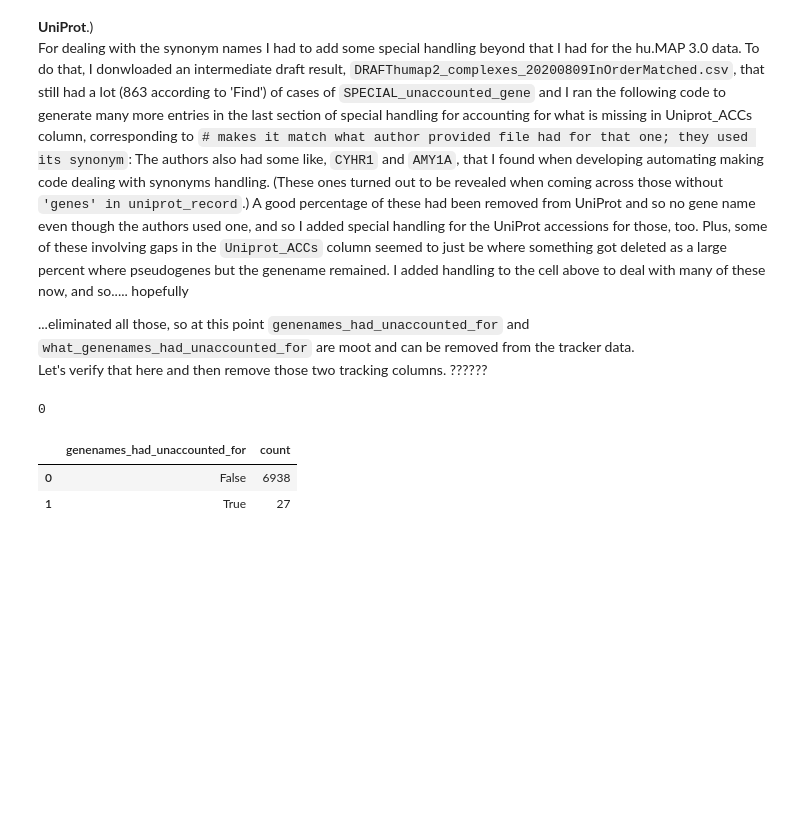
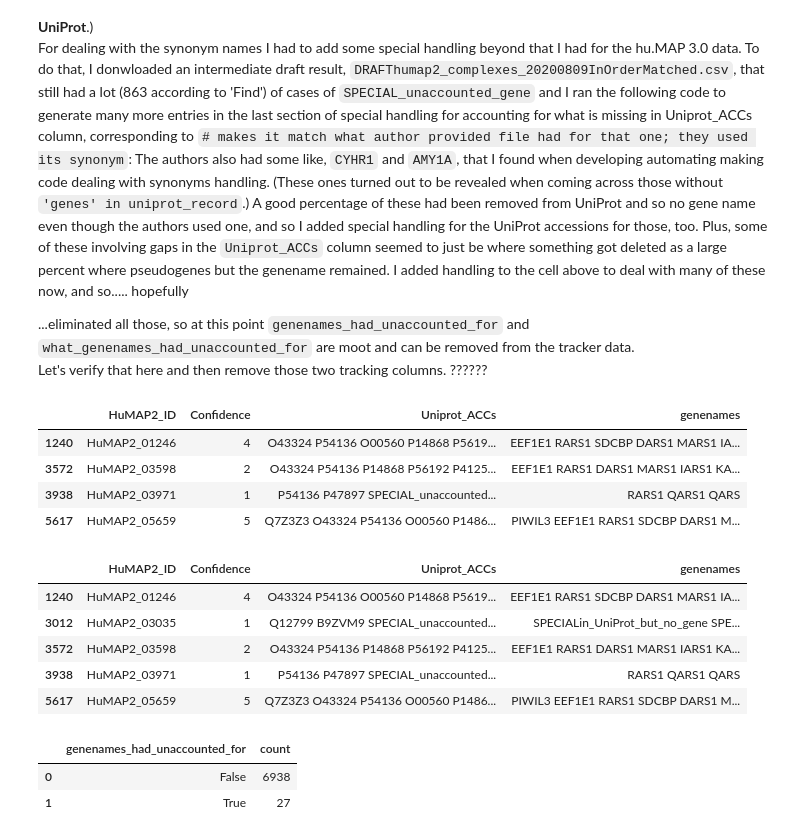
Before and after one commit to fomightez/humap2-binder, a Jupyter notebook: additional_nbs/standardizing_initial_data/Standardizing_identifier_order_in_humap2-provided_csv.ipynb, the cells around one changed output. Cells and saved outputs as stored; diff of their text form; code cells hidden in the pictures; blank space fills up the shorter version.

```diff
--- a/additional_nbs/standardizing_initial_data/Standardizing_identifier_order_in_humap2-provided_csv.ipynb
+++ b/additional_nbs/standardizing_initial_data/Standardizing_identifier_order_in_humap2-provided_csv.ipynb
@@ -835,7 +835,14 @@ def make_ordered_fix_and_collect_info_about_balance(row, tracker):
             if original_ACC == 'P0DN79':
                 matched_genename = 'CBSL' # They use 'CBSL' which doesn't exist in UniProt now; like case for `CYHR1` and `AMY1A` above
             # END SET UP FOR SEVERAL SPECIAL CASES WITH MANY SEMI-COLONS + other special cases where ACC is distinct
-            what_remains = what_remains.replace(matched_genename,'')
+            #what_remains = what_remains.replace(matched_genename,'')#I was using this but found for example like 'TCP10' & 'TCP10L2' that
+            #occur in same row `TCP10` was getting encountered first and using the `.replace()` was removing all  'TCP10's and leaving `L2`
+            # which doesn't match anything and so shows up erroneously. Splitting on words first and then putting back together after
+            # remove will remove only the full match
+            parts = what_remains.split()
+            if matched_genename in parts:
+                parts = [x for x in parts if x != matched_genename] #insures it catches duplicates, too, see where first used in regards to `first_part_matched_genename` above
+            what_remains = ' '.join(parts)
         else:
             # Handle single genename case (when there is no semi-colon)
             parts = what_remains.split()
@@ -970,7 +977,7 @@ def make_ordered_fix_and_collect_info_about_balance(row, tracker):
                 matched_genename = 'LARS' # makes it match what author provided file had for that one; they used its synonym
             if matched_genename == 'EPRS1':
                 matched_genename = 'EPRS' # makes it match what author provided file had for that one; they used its synonym
-            if matched_genename == 'EPRS1':
+            if matched_genename == 'QARS1':
                 matched_genename = 'QARS' # makes it match what author provided file had for that one; they used its synonym
             if matched_genename == 'MARS1':
                 matched_genename = 'MARS' # makes it match what author provided file had for that one; they used its synonym
@@ -1162,7 +1169,7 @@ def make_ordered_fix_and_collect_info_about_balance(row, tracker):
                 matched_genename = 'AKAP2' # makes it match what author provided file had for that one; they used an abbreviation of what UniProt has under 'Alternative names'
             # END SET UP FOR SEVERAL SPECIAL CASES
             if matched_genename in parts:
-                parts.remove(matched_genename)
+                parts = [x for x in parts if x != matched_genename] #insures it catches duplicates, too, see where first used in regards to `first_part_matched_genename` above
                 what_remains = ' '.join(parts)
 
     # now decide if anything extra has to be added to new_genenames_string by
@@ -1271,11 +1278,25 @@ I added handling to the cell above to deal with many of these now, and so..... h
 ...eliminated all those, so at this point `genenames_had_unaccounted_for` and	`what_genenames_had_unaccounted_for` are moot and can be removed from the tracker data.
 Let's verify that here and then remove those two tracking columns. ??????
 # %%
-unacc_df = tracker_results_df.copy()
+unacc_df = fixed_df.copy()
 unacc_df = unacc_df[unacc_df.Uniprot_ACCs.str.contains('SPECIAL_unaccounted_gene')]
-len(unacc_df)
+with pd.option_context('display.max_rows', None, 'display.max_columns', None, 'display.max_colwidth', None):
+    display(unacc_df)
 # %% [output]
-0
+|  | HuMAP2_ID | Confidence | Uniprot_ACCs | genenames |
+| 1240 | HuMAP2_01246 | 4 | O43324 P54136 O00560 P14868 P5619... | EEF1E1 RARS1 SDCBP DARS1 MARS1 IA... |
+| 3572 | HuMAP2_03598 | 2 | O43324 P54136 P14868 P56192 P4125... | EEF1E1 RARS1 DARS1 MARS1 IARS1 KA... |
+| 3938 | HuMAP2_03971 | 1 | P54136 P47897 SPECIAL_unaccounted... | RARS1 QARS1 QARS |
+| 5617 | HuMAP2_05659 | 5 | Q7Z3Z3 O43324 P54136 O00560 P1486... | PIWIL3 EEF1E1 RARS1 SDCBP DARS1 M... |
+# %%
+unacc_df
+# %% [output]
+|  | HuMAP2_ID | Confidence | Uniprot_ACCs | genenames |
+| 1240 | HuMAP2_01246 | 4 | O43324 P54136 O00560 P14868 P5619... | EEF1E1 RARS1 SDCBP DARS1 MARS1 IA... |
+| 3012 | HuMAP2_03035 | 1 | Q12799 B9ZVM9 SPECIAL_unaccounted... | SPECIALin_UniProt_but_no_gene SPE... |
+| 3572 | HuMAP2_03598 | 2 | O43324 P54136 P14868 P56192 P4125... | EEF1E1 RARS1 DARS1 MARS1 IARS1 KA... |
+| 3938 | HuMAP2_03971 | 1 | P54136 P47897 SPECIAL_unaccounted... | RARS1 QARS1 QARS |
+| 5617 | HuMAP2_05659 | 5 | Q7Z3Z3 O43324 P54136 O00560 P1486... | PIWIL3 EEF1E1 RARS1 SDCBP DARS1 M... |
 # %%
 unf_count_df = tracker_results_df.copy().value_counts('genenames_had_unaccounted_for').reset_index()
 unf_count_df.head()
```
Also changed, not shown: parts of 1 cell of this notebook.
